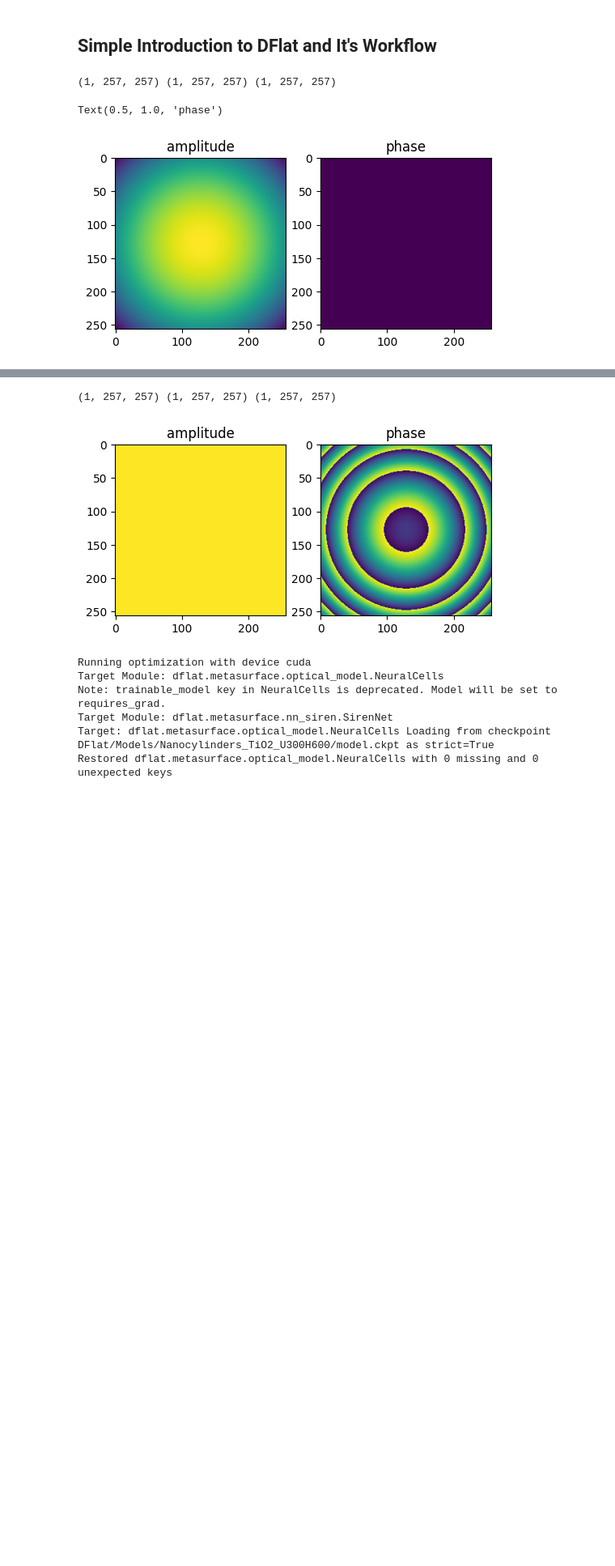
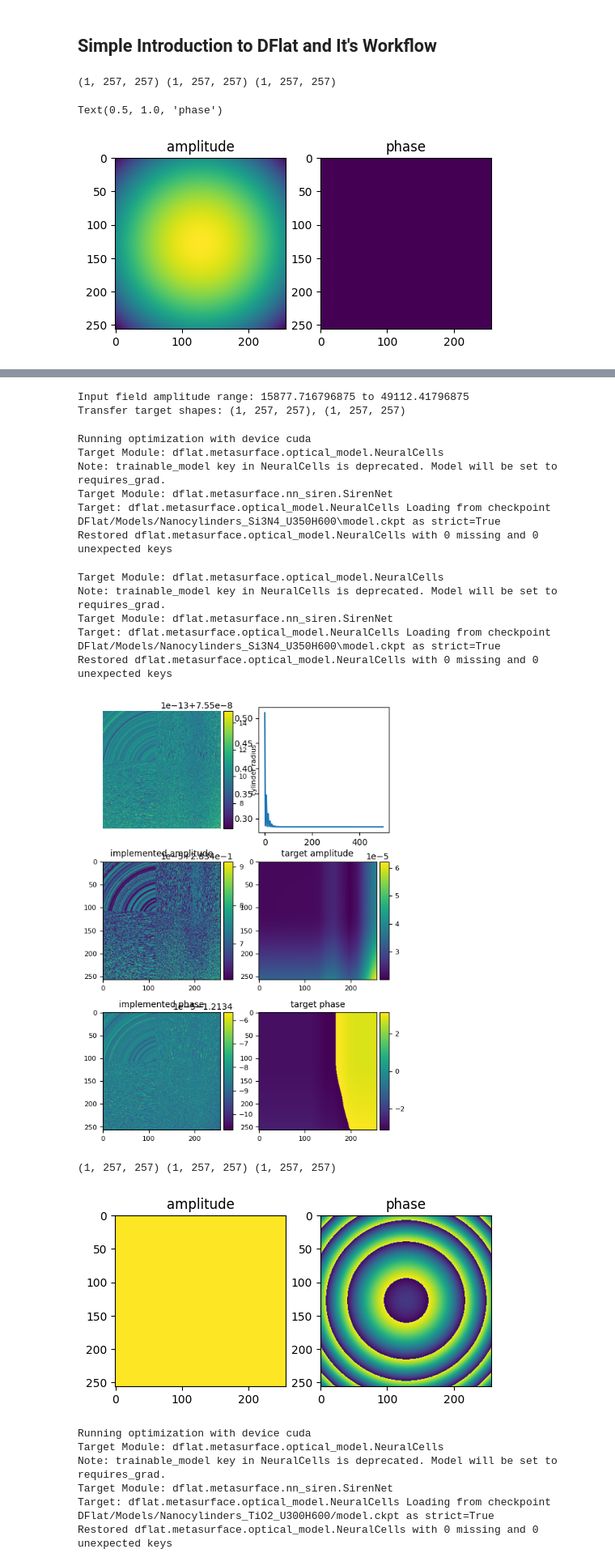
Before and after one commit to BillZhucn/DFlat, a Jupyter notebook: scripts/demo.ipynb, the cells around one changed output, grey strips where cells are left out. Shown at 81% size. Drawn from its saved outputs; the diff is of its cells as text; code cells hidden in the pictures; blank space fills up the shorter version.

```diff
--- a/scripts/demo.ipynb
+++ b/scripts/demo.ipynb
@@ -84,3 +374,77 @@ Final error: 3.75e-02
+# %%
+amp_in, phase_in = incident_field_to_amp_phase(Ex_prop, Ey_prop, Ez_prop, pol_vector=(1,1,1))
+print(f"Input field amplitude range: {amp_in.min()} to {amp_in.max()}")
+
+# Build transfer targets
+amp_tgt, phase_tgt, aperture = Gaussian_lens(
+    in_size=[257,257],
+    in_dx_m=[600e-9, 600e-9],
+    wavelength_set_m=[3e-5],
+    depth_set_m=[1e-3],
+    waist_set_m=[1e-3]
+)
+
+amp_target, phase_target, mask = build_transfer_targets(
+    amp_tgt,
+    phase_tgt,
+    amp_in,
+    phase_in
+)
+print(f"Transfer target shapes: {amp_target.detach().cpu().numpy().shape}, {phase_target.detach().cpu().numpy().shape}")
+# %% [output]
+Input field amplitude range: 15877.716796875 to 49112.41796875
+Transfer target shapes: (1, 257, 257), (1, 257, 257)
+# %%
+# Reverse look-up to find the metasurface that implements the target profile
+model_name = "Nanocylinders_Si3N4_U350H600"
+
+amp_target = amp_target.detach().cpu().numpy()
+phase_target = phase_target.detach().cpu().numpy()
+
+p_norm, p, err = reverse_lookup_optimize(
+    amp_target[None,None],
+    phase_target[None,None],
+    [3e-5],
+    model_name,
+    lr=1e-1,
+    err_thresh=1e-6,
+    max_iter=500,
+    opt_phase_only=False)
+
+# As a check, lets call the optical model and see what this metasurface does vs what we desired
+model = load_optical_model(model_name)
+model = model.to("cuda")
+
+est_amp, est_phase = model(p, np.array([3e-5]), pre_normalized=False)
+est_amp = est_amp.detach().cpu().numpy()
+est_phase = est_phase.detach().cpu().numpy()
+
+fig, ax = plt.subplots(3,2, figsize=(6,9))
+ax[0,0].imshow(p.squeeze())
+mp_format.format_plot(fig, ax[0,0], addcolorbar=True, setAspect="equal", cbartitle="cylinder radius")
+ax[0,0].axis('off')
+ax[0,1].plot(err)
+ax[1,0].imshow(est_amp.squeeze())
+mp_format.format_plot(fig, ax[1,0], title="implemented amplitude", addcolorbar=True, setAspect="equal")
+ax[1,1].imshow(amp_target.squeeze())
+mp_format.format_plot(fig, ax[1,1], title="target amplitude",  addcolorbar=True, setAspect="equal")
+ax[2,0].imshow(est_phase.squeeze())
+mp_format.format_plot(fig, ax[2,0], title="implemented phase", addcolorbar=True, setAspect="equal")
+ax[2,1].imshow(phase_target.squeeze())
+mp_format.format_plot(fig, ax[2,1], title="target phase", addcolorbar=True, setAspect="equal")
+# %% [output]
+Running optimization with device cuda
+Target Module: dflat.metasurface.optical_model.NeuralCells
+Note: trainable_model key in NeuralCells is deprecated. Model will be set to requires_grad.
+Target Module: dflat.metasurface.nn_siren.SirenNet
+Target: dflat.metasurface.optical_model.NeuralCells Loading from checkpoint DFlat/Models/Nanocylinders_Si3N4_U350H600\model.ckpt as strict=True
+Restored dflat.metasurface.optical_model.NeuralCells with 0 missing and 0 unexpected keys
+Target Module: dflat.metasurface.optical_model.NeuralCells
+Note: trainable_model key in NeuralCells is deprecated. Model will be set to requires_grad.
+Target Module: dflat.metasurface.nn_siren.SirenNet
+Target: dflat.metasurface.optical_model.NeuralCells Loading from checkpoint DFlat/Models/Nanocylinders_Si3N4_U350H600\model.ckpt as strict=True
+Restored dflat.metasurface.optical_model.NeuralCells with 0 missing and 0 unexpected keys
+[figure, added]
 # %%
 amp, phase, aperture = focusing_lens(
     in_size=[257,257],
```
Also changed, not shown: parts of 21 cells of this notebook, 18 other files.
